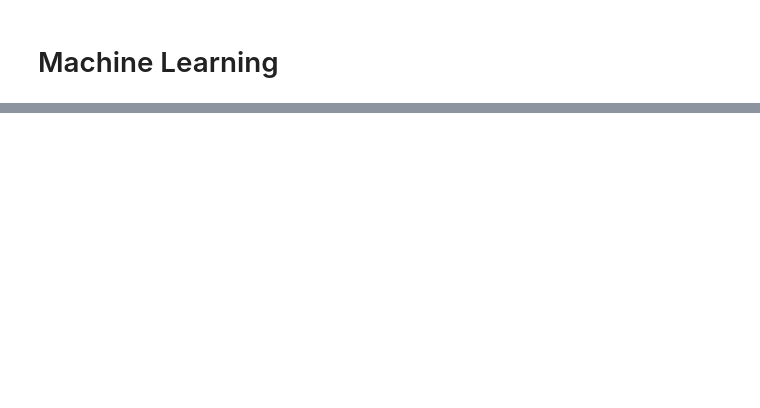
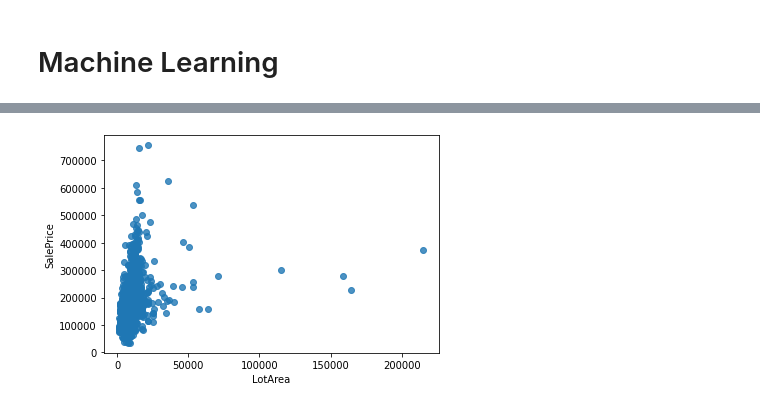
Before and after one commit to Q-Pi/ML, a Jupyter notebook: ML.ipynb, the cells around one changed output, grey strips where cells are left out. Cells and saved outputs as stored; diff of their text form; code cells hidden in the pictures; blank space fills up the shorter version.

```diff
--- a/ML.ipynb
+++ b/ML.ipynb
@@ -72,0 +5,3 @@ dtype: float64
+# %%
+HP = pd.read_csv("data/house_pricing.csv")
+HP
@@ -72,0 +63,5 @@ dtype: float64
+# %%
+sns.regplot(x=HP["LotArea"], y=HP["SalePrice"], fit_reg=False)
+plt.show()
+# %% [output]
+[figure, added]
```
Also changed, not shown: parts of 19 cells of this notebook, 33 other files.
